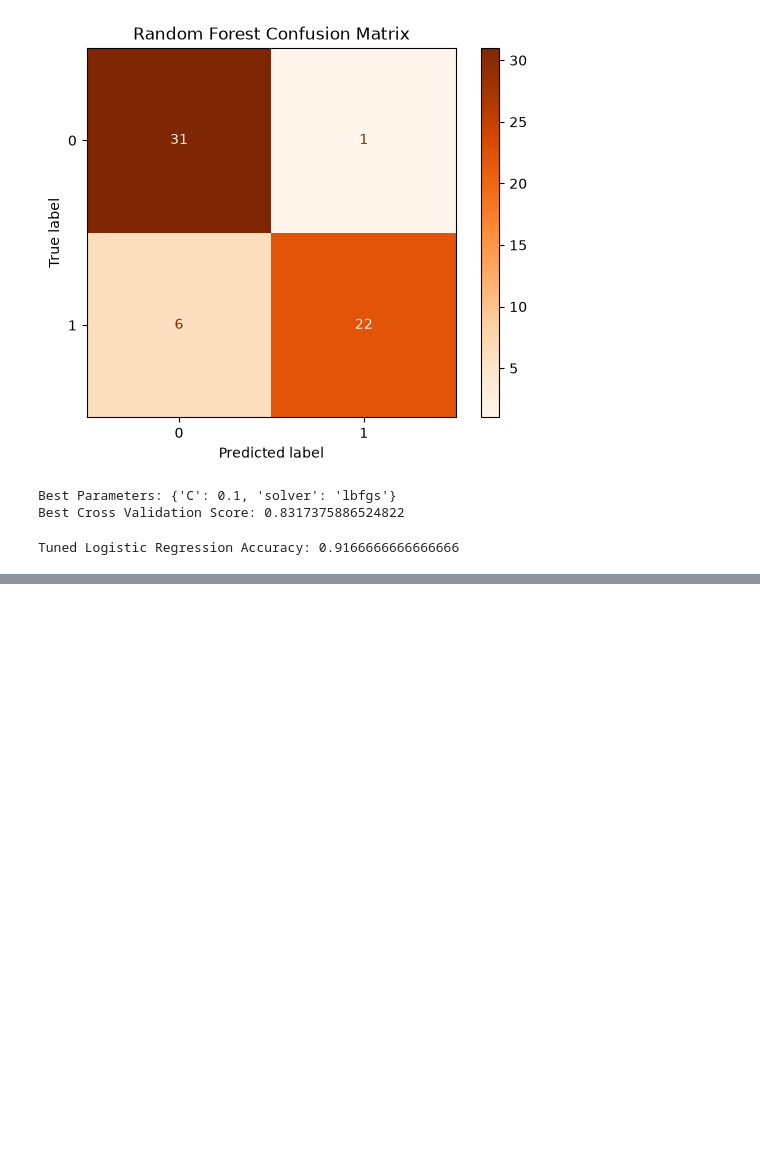
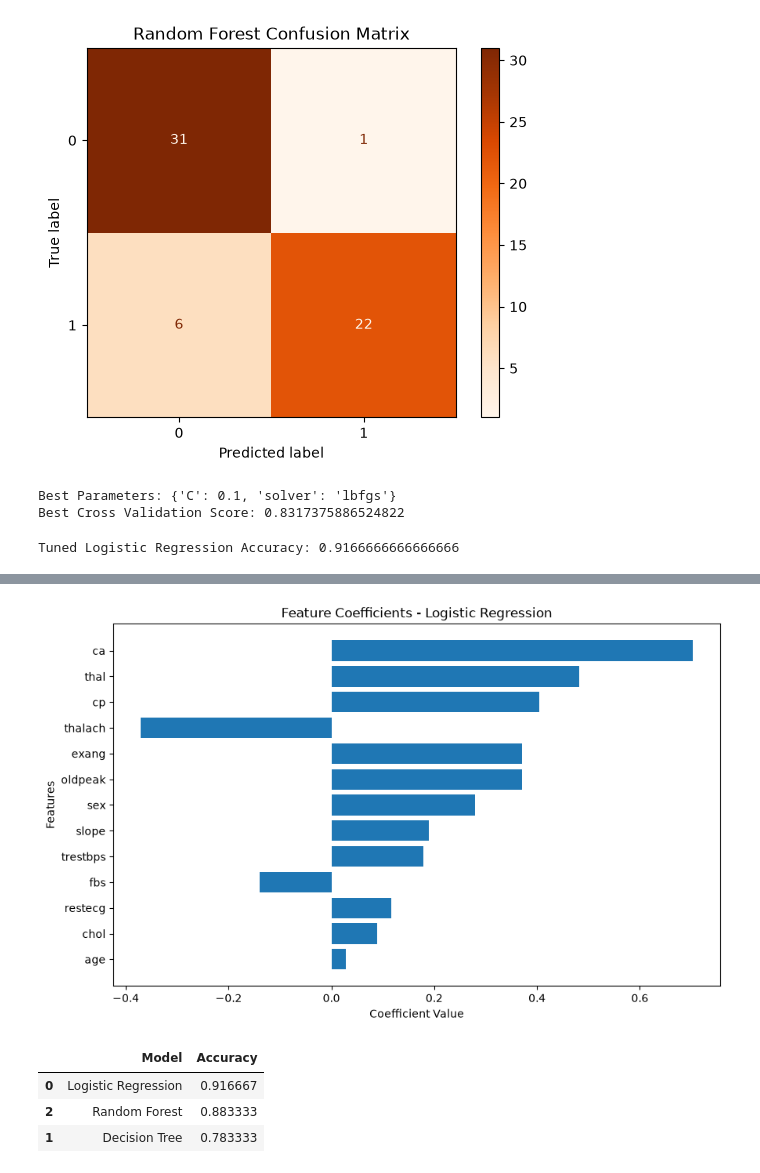
Before and after one commit to rojaldhungana/HeartDiseasePrediction-AI, a Jupyter notebook: notebooks/HeartDiseasePrediction.ipynb, the cells around one changed output, grey strips where cells are left out. Drawn from its saved outputs; the diff is of its cells as text; code cells hidden in the pictures; blank space fills up the shorter version.

```diff
--- a/notebooks/HeartDiseasePrediction.ipynb
+++ b/notebooks/HeartDiseasePrediction.ipynb
@@ -318,0 +382,17 @@ Tuned Logistic Regression Accuracy: 0.9166666666666666
+# %%
+import pandas as pd
+
+# Create DataFrame of coefficients
+coefficients = pd.DataFrame({
+    "Feature": X.columns,
+    "Coefficient": best_lr.coef_[0]
+})
+
+# Sort by absolute importance
+coefficients["Absolute"] = coefficients["Coefficient"].abs()
+coefficients = coefficients.sort_values(by="Absolute", ascending=False)
+
+print(coefficients)
+
+# Remove helper column for plotting
+plot_data = coefficients.drop(columns="Absolute")
@@ -318,0 +414,38 @@ Tuned Logistic Regression Accuracy: 0.9166666666666666
+# %%
+import matplotlib.pyplot as plt
+
+plt.figure(figsize=(10,6))
+plt.barh(plot_data["Feature"], plot_data["Coefficient"])
+plt.title("Feature Coefficients - Logistic Regression")
+plt.xlabel("Coefficient Value")
+plt.ylabel("Features")
+plt.gca().invert_yaxis()
+
+plt.show()
+# %% [output]
+[figure, added]
+# %%
+comparison = pd.DataFrame({
+    "Model": [
+        "Logistic Regression",
+        "Decision Tree",
+        "Random Forest"
+    ],
+    "Accuracy": [
+        accuracy_lr,
+        accuracy_dt,
+        accuracy_rf
+    ]
+})
+
+comparison = comparison.sort_values(
+    by="Accuracy",
+    ascending=False
+)
+
+comparison
+# %% [output]
+|  | Model | Accuracy |
+| 0 | Logistic Regression | 0.916667 |
+| 2 | Random Forest | 0.883333 |
+| 1 | Decision Tree | 0.783333 |
```
Also changed, not shown: parts of 5 cells of this notebook.
